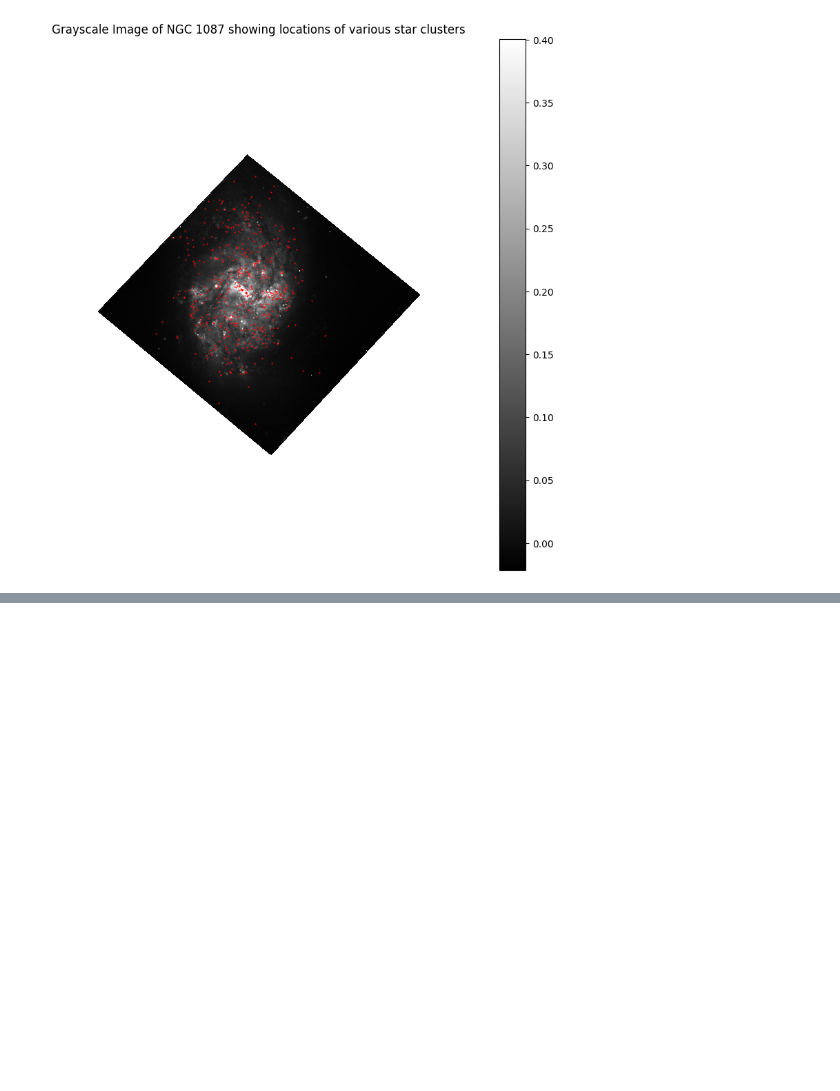
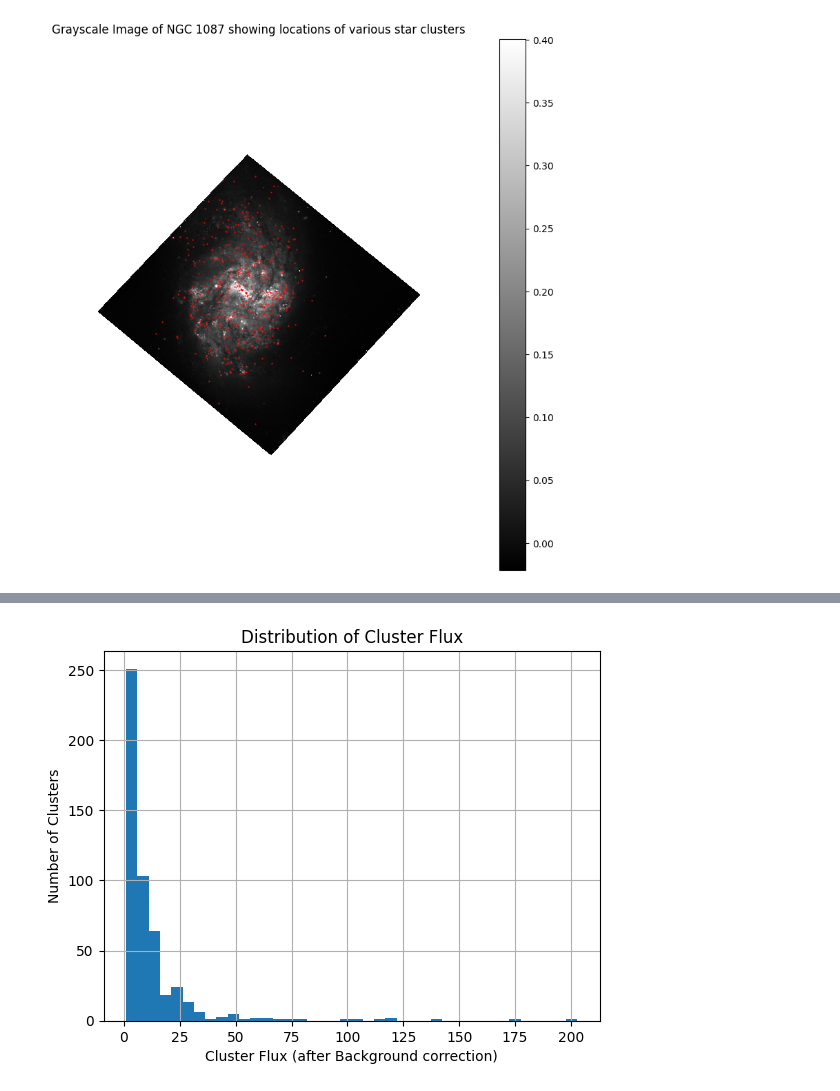
Before and after one commit to MalayKedia/studying_cluster_properties-KSP, a Jupyter notebook: FluxCalculationForClusters/cluster_flux_calc_using_img.ipynb, the cells around one changed output, grey strips where cells are left out. Cells and saved outputs as stored; diff of their text form; code cells hidden in the pictures; blank space fills up the shorter version.

Commit message:
Aperture Photometry using photutils

```diff
--- a/FluxCalculationForClusters/cluster_flux_calc_using_img.ipynb
+++ b/FluxCalculationForClusters/cluster_flux_calc_using_img.ipynb
@@ -104,0 +108,14 @@ plt.show()
+# %%
+aperture=CircularAperture(cluster_pixels, r=4)
+annulus_aperture = CircularAnnulus(cluster_pixels, r_in=7, r_out=8)
+
+phot_table = aperture_photometry(img_data, aperture)
+
+aperstats = ApertureStats(img_data, annulus_aperture)
+bkg_mean = aperstats.mean
+
+aperture_area = aperture.area_overlap(img_data)
+phot_table['total_bkg'] = bkg_mean * aperture_area
+phot_table['aperture_sum_bkgsub'] = phot_table['aperture_sum'] - phot_table['total_bkg']
+
+phot_table
@@ -104,0 +143,10 @@ plt.show()
+# %%
+plt.hist(phot_table['aperture_sum_bkgsub'], bins=40)
+plt.xlabel("Cluster Flux (after Background correction)")
+plt.ylabel("Number of Clusters")
+plt.title("Distribution of Cluster Flux")
+plt.grid()
+# plt.savefig('HistDistributionOfClusterFlux.png')
+plt.show()
+# %% [output]
+[figure, added]
```
Also changed, not shown: parts of 4 cells of this notebook, 2 other files.
